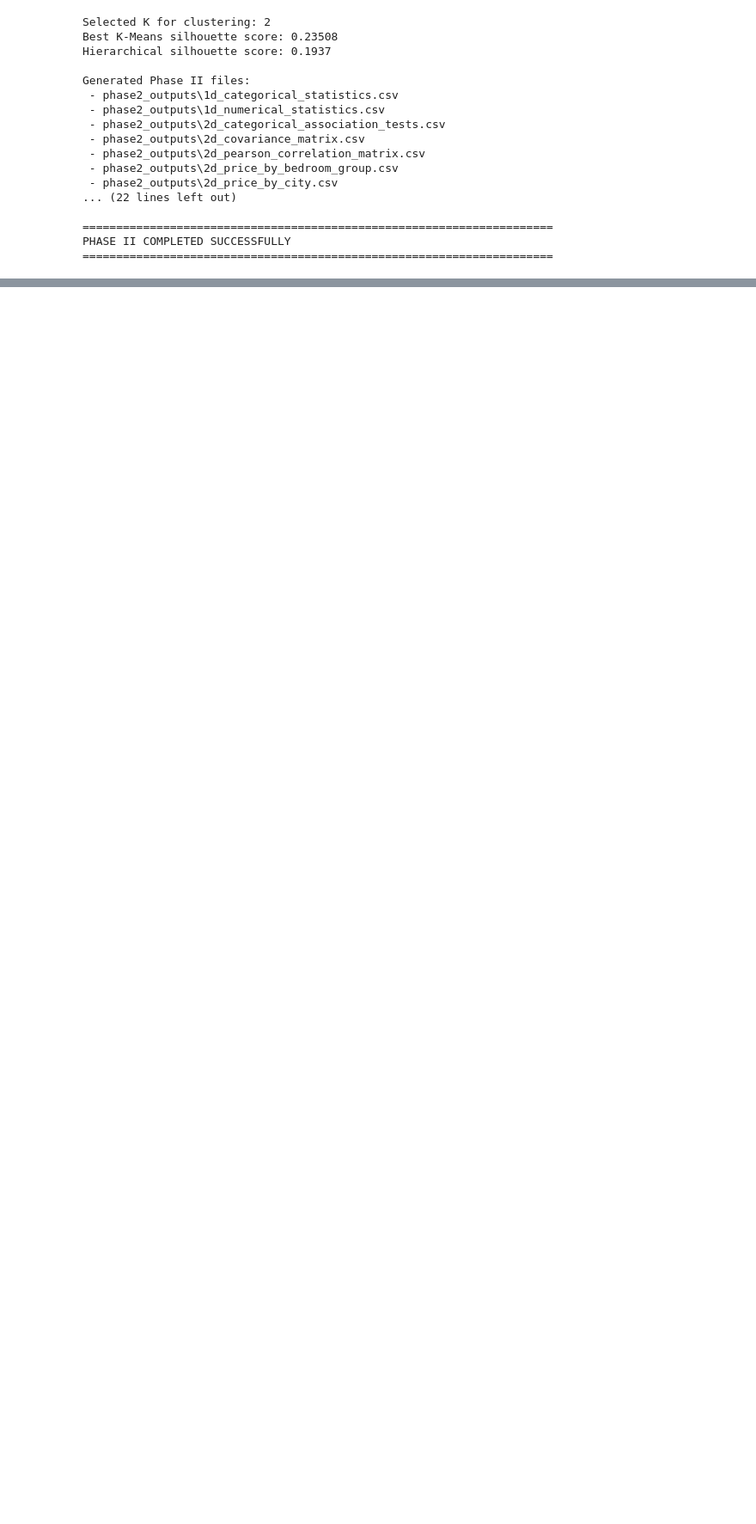
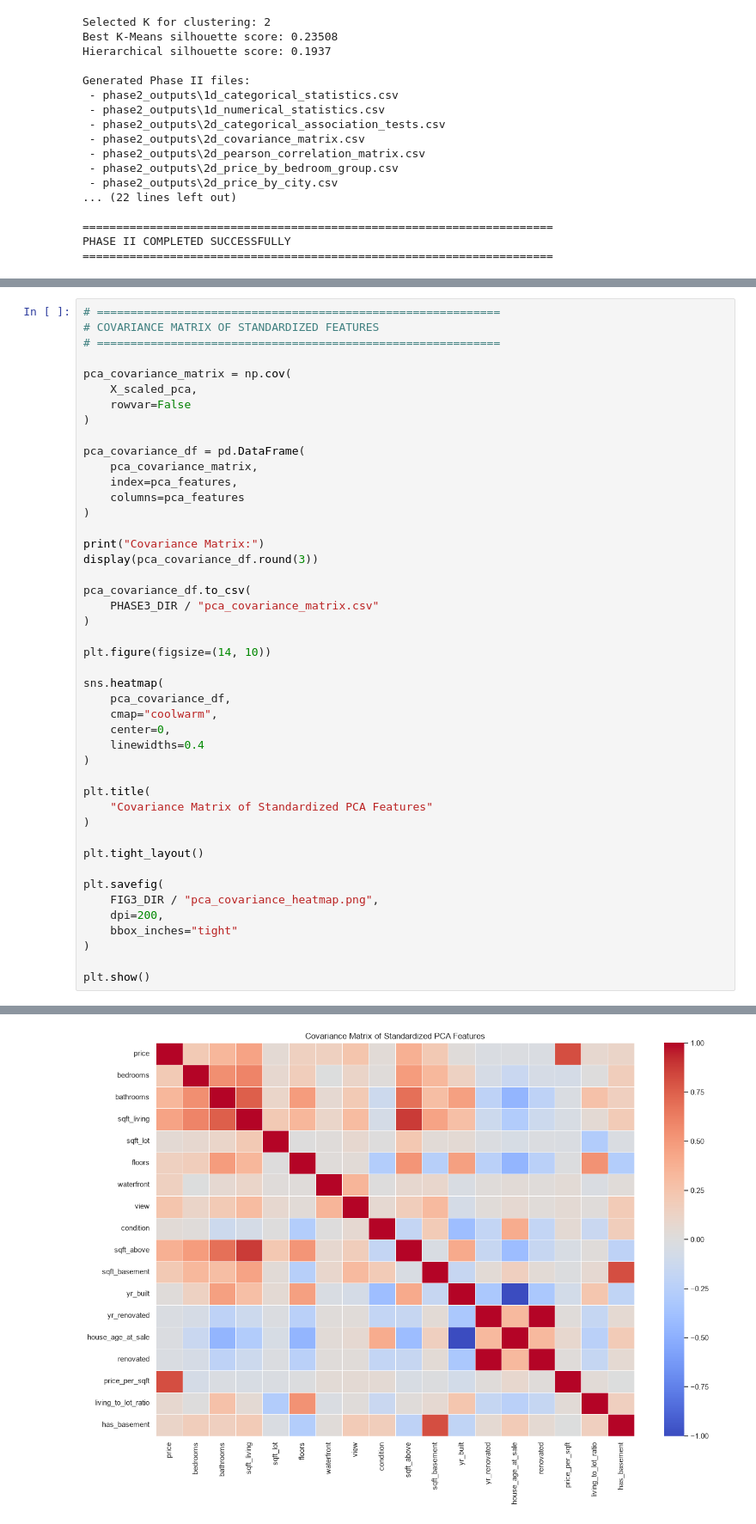
Before and after one commit to Noel-Alex/Noel-Alex-Samuel, a Jupyter notebook: House_Price_EDA_Phase_1.ipynb, the cells around one changed output, grey strips where cells are left out. Shown at 86% size. Saved outputs shown, nothing was run; the diff lists cells and outputs as text; blank space fills up the shorter version.

Commit message:
Phase 3 PCA done, Noel Alex 23BDS0291

```diff
--- a/House_Price_EDA_Phase_1.ipynb
+++ b/House_Price_EDA_Phase_1.ipynb
@@ -2415,0 +2599,46 @@ PHASE II COMPLETED SUCCESSFULLY
+# %%
+# ============================================================
+# COVARIANCE MATRIX OF STANDARDIZED FEATURES
+# ============================================================
+
+pca_covariance_matrix = np.cov(
+    X_scaled_pca,
+    rowvar=False
+)
+
+pca_covariance_df = pd.DataFrame(
+    pca_covariance_matrix,
+    index=pca_features,
+    columns=pca_features
+)
+
+print("Covariance Matrix:")
+display(pca_covariance_df.round(3))
+
+pca_covariance_df.to_csv(
+    PHASE3_DIR / "pca_covariance_matrix.csv"
+)
+
+plt.figure(figsize=(14, 10))
+
+sns.heatmap(
+    pca_covariance_df,
+    cmap="coolwarm",
+    center=0,
+    linewidths=0.4
+)
+
+plt.title(
+    "Covariance Matrix of Standardized PCA Features"
+)
+
+plt.tight_layout()
+
+plt.savefig(
+    FIG3_DIR / "pca_covariance_heatmap.png",
+    dpi=200,
+    bbox_inches="tight"
+)
+
+plt.show()
+# %% [output]
@@ -2415,0 +2663 @@ PHASE II COMPLETED SUCCESSFULLY
+[figure, added]
```
Also changed, not shown: parts of 17 cells of this notebook, 20 other files.
